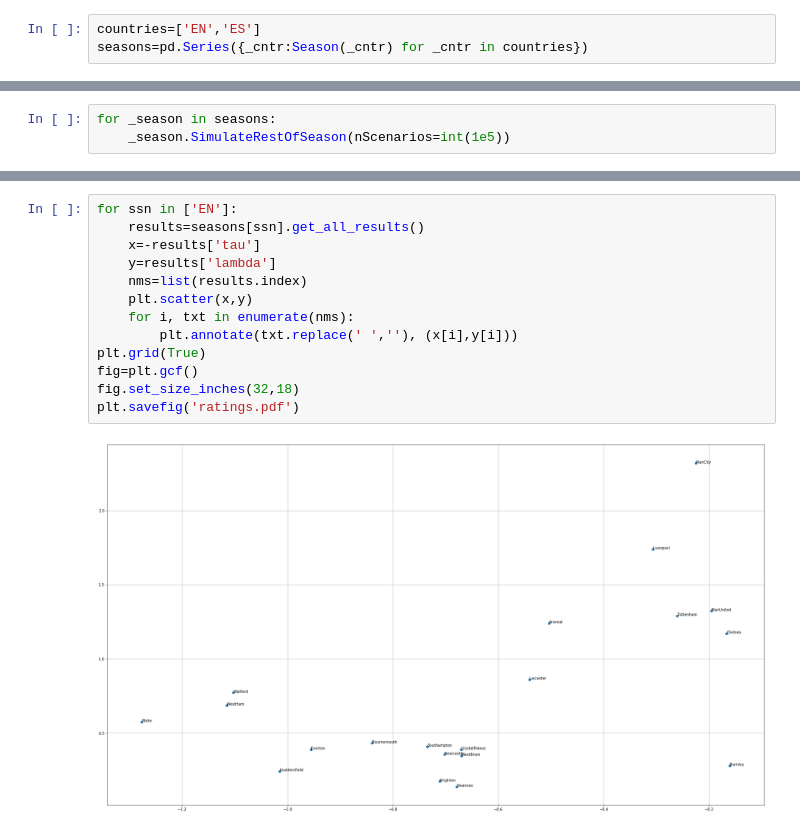
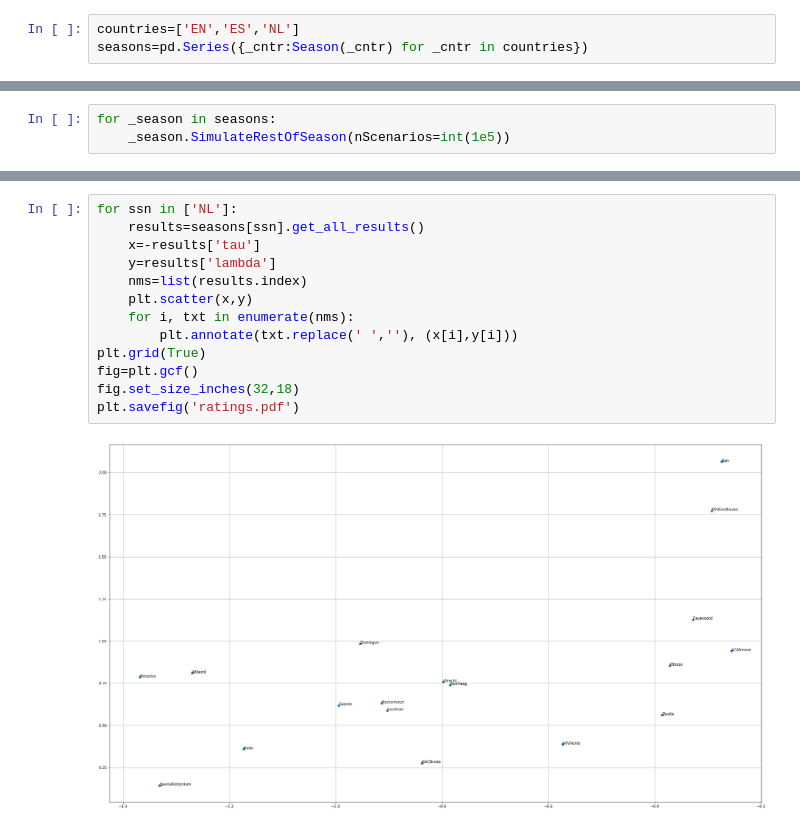
Before and after one commit to tchnvkng/python_notebooks, a Jupyter notebook: premier_league/pl.ipynb, the cells around one changed output, grey strips where cells are left out. Drawn from its saved outputs; the diff is of its cells as text.

```diff
--- a/premier_league/pl.ipynb
+++ b/premier_league/pl.ipynb
@@ -6,6 +6,6 @@ import matplotlib.pyplot as plt
 from plFuns import *
 plt.rcParams['figure.figsize']=[32,18]
 # %%
-countries=['EN','ES']
+countries=['EN','ES','NL']
 seasons=pd.Series({_cntr:Season(_cntr) for _cntr in countries})
 # %%
@@ -63,18 +64,18 @@ seasons['EN'].get_all_results()
 # %%
-for ssn in ['EN']:
+for ssn in ['NL']:
     results=seasons[ssn].get_all_results()
     x=-results['tau']
     y=results['lambda']
     nms=list(results.index)
     plt.scatter(x,y)
     for i, txt in enumerate(nms):
         plt.annotate(txt.replace(' ',''), (x[i],y[i]))
 plt.grid(True)
 fig=plt.gcf()
 fig.set_size_inches(32,18)
 plt.savefig('ratings.pdf')
 # %% [output]
-[figure, old version]
+[figure, new version]
 # %%
 seasons['EN'].conf_int_plot(95,kind='')
 # %% [output]
```
Also changed, not shown: parts of 11 cells of this notebook, 1 other file.
